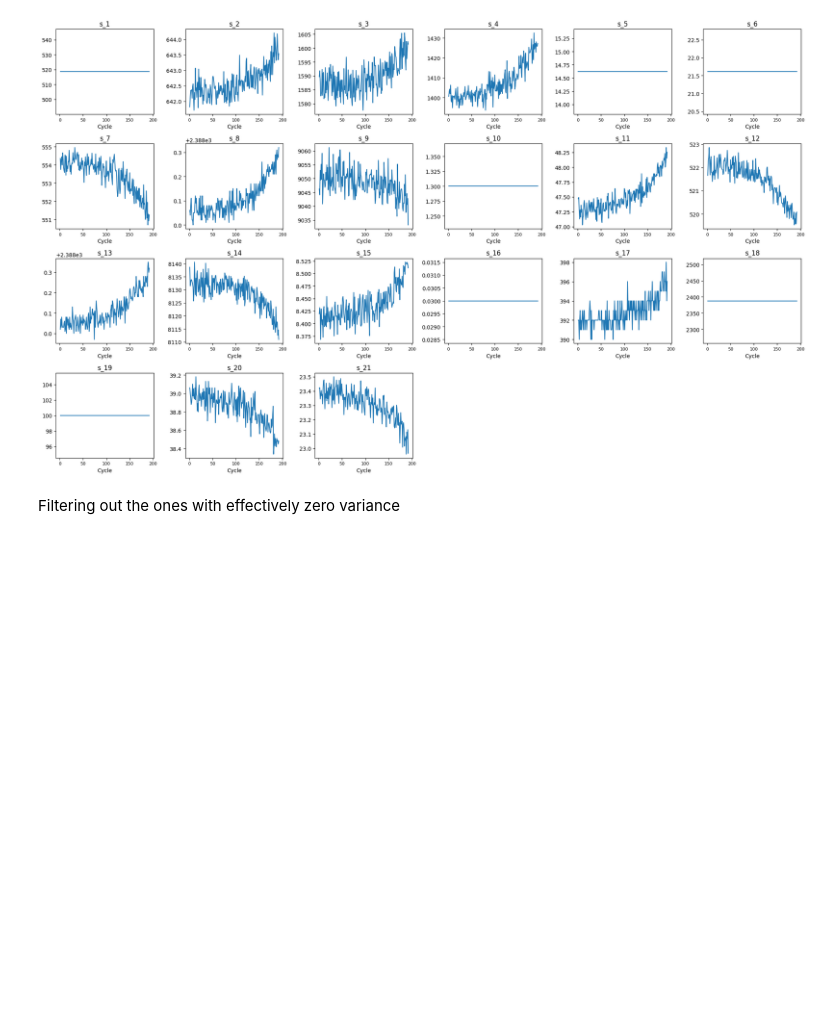
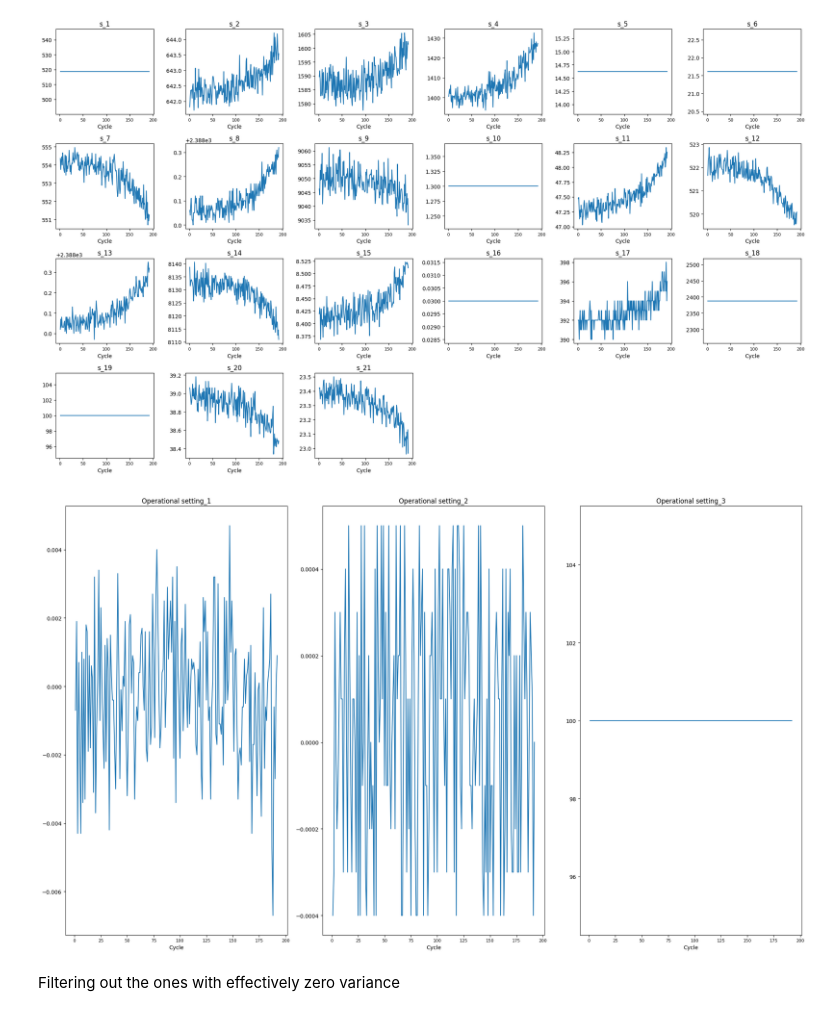
Before and after one commit to baibhab-chowdhury/RUL_Predictive_Maintenance, a Jupyter notebook: notebooks/02_eda.ipynb, the cells around one changed output. Cells and saved outputs as stored; diff of their text form; code cells hidden in the pictures; blank space fills up the shorter version.

Commit message:
spotted useless features and new features engineered

```diff
--- a/notebooks/02_eda.ipynb
+++ b/notebooks/02_eda.ipynb
@@ -39,6 +39,24 @@ plt.tight_layout()
 plt.show()
 # %% [output]
 [figure]
+# %%
+engine_id = 1
+engine_data = df[df['unit_nr'] == engine_id]
+
+settings = ['setting_{}'.format(i) for i in range(1, 4)]
+
+plt.figure(figsize=(20, 12))
+for i, setting in enumerate(settings):
+    plt.subplot(1, 3, i+1)
+    plt.plot(engine_data['time_cycles'], engine_data[setting])
+    plt.title(f"Operational {setting}")
+    plt.xlabel('Cycle')
+    plt.xticks(fontsize=8)
+
+plt.tight_layout()
+plt.show()
+# %% [output]
+[figure, added]
 # %%
 index_names = ['unit_nr', 'time_cycles']
 setting_names = ['setting_1', 'setting_2', 'setting_3']
```
Also changed, not shown: parts of 1 cell of this notebook, 1 other file.
